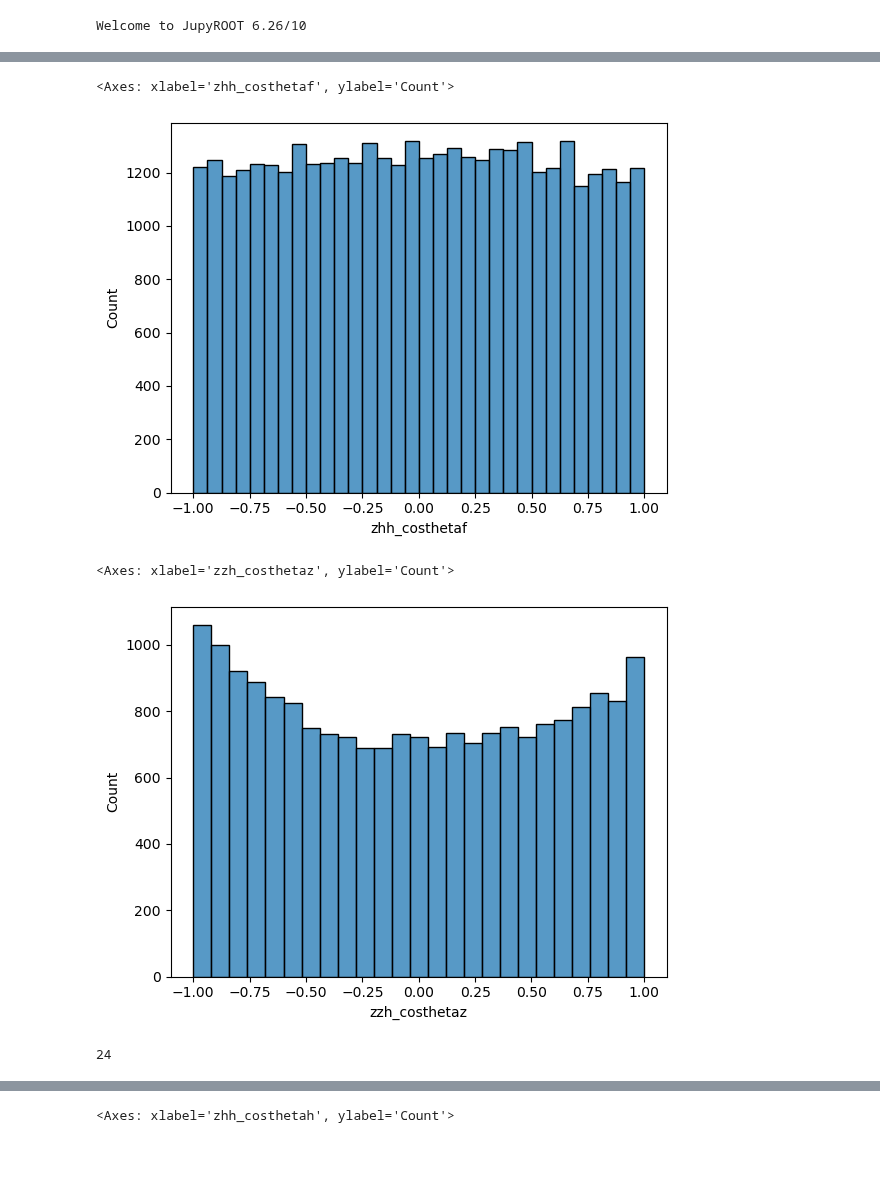
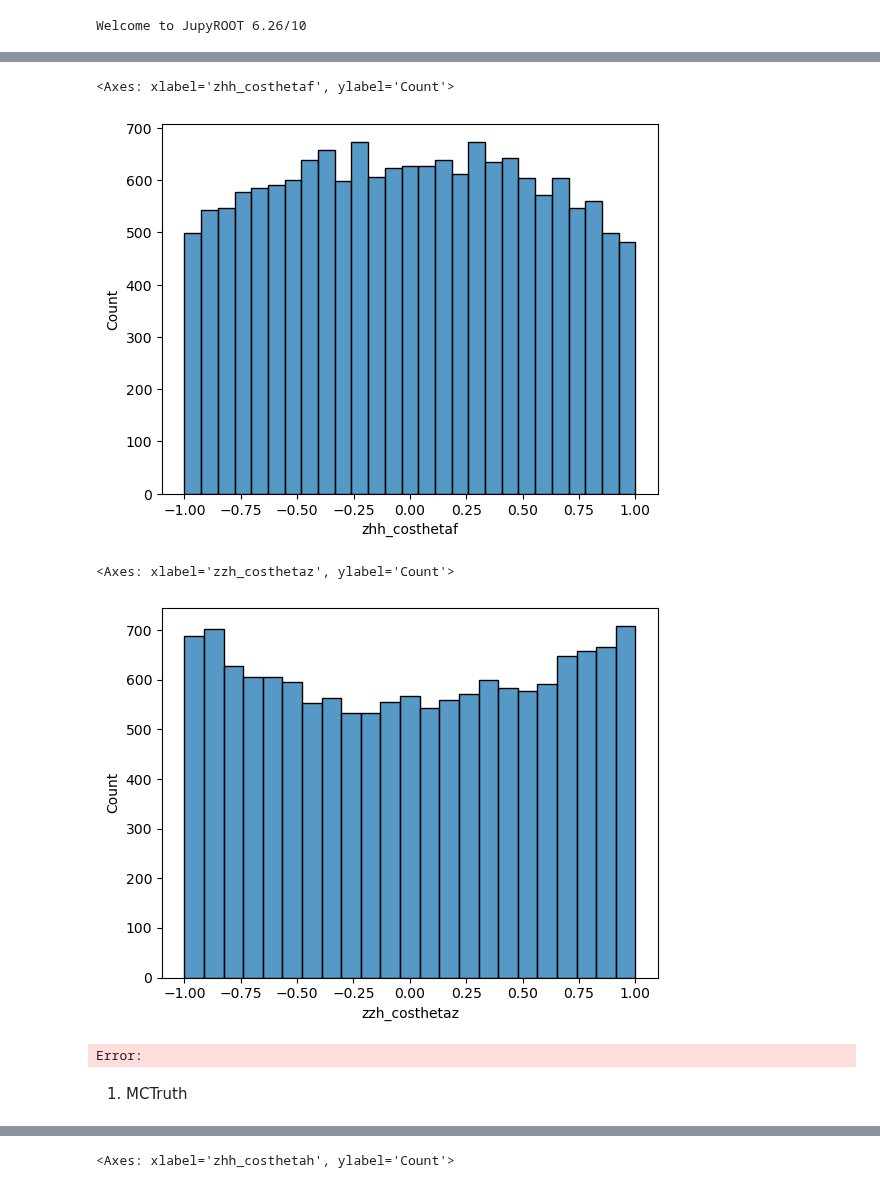
Before and after one commit to nVentis/MEM_HEP, a Jupyter notebook: view_v3.ipynb, the cells around one changed output, grey strips where cells are left out. Saved outputs shown, nothing was run; the diff lists cells and outputs as text; code cells hidden in the pictures; blank space fills up the shorter version.

```diff
--- a/view_v3.ipynb
+++ b/view_v3.ipynb
@@ -60,6 +64,8 @@ Index(['run', 'event', 'is_zhh', 'is_zzh', 'h1_decay_pdg', 'z2_decay_pdg',
       dtype='object')
 # %%
-data = pd.DataFrame(np.load(files[1], allow_pickle=True))
+data = pd.DataFrame(np.load(files[0], allow_pickle=True))
+data["zzh_sigmalr"] = 1/2 * ( data["zzh_sigmalrl"] + data["zzh_sigmalrr"] )
+
 ttype_column(data)
 data.columns
 # %% [output]
@@ -108,7 +131,7 @@ def calc_nll(df, zhh_me = "zhh_sigma", zzh_me = "zzh_sigma"):
 # %%
 # For total ME, sum over helicity final states (for Z boson with spin s=1, 2s+1=3 possibilities, s_z = -1,0,1), average over helicity initial states (RL, LR)
 # Here, however, we just want to summarize the
-data["zzh_sigmalr"] = 1/3 * ( data["zzh_sigmalrl"] + data["zzh_sigmalrz"] + data["zzh_sigmalrr"] )
+data["zzh_sigmalr"] = 1/2 * ( data["zzh_sigmalrl"] + data["zzh_sigmalrr"] )
 # %%
 data[["zhh_sigmalr", "zzh_sigmalr"]]
 # %% [output]
@@ -127,14 +150,17 @@ data[["zhh_sigmalr", "zzh_sigmalr"]]
 39800 rows × 2 columns
 # %%
-sns.histplot(data["zhh_costhetaf"], bins=32)
+sns.histplot(data[data["is_zhh"] == 1]["zhh_costhetaf"])
 # %% [output]
 <Axes: xlabel='zhh_costhetaf', ylabel='Count'>
-[figure, old version]
+[figure, new version]
 # %%
-sns.histplot(data["zzh_costhetaz"])
+sns.histplot(data[data["is_zzh"] == 1]["zzh_costhetaz"])
 # %% [output]
 <Axes: xlabel='zzh_costhetaz', ylabel='Count'>
-[figure, old version]
+[figure, new version]
+Error:
+# %% [markdown]
+1. MCTruth
 # %%
 true_zzh = data[(data["is_zzh"] == 1) & (data["zhh_sigma"] > 0) & (data["zzh_sigma"] > 0)].copy()
 true_zhh = data[(data["is_zhh"] == 1) & (data["zhh_sigma"] > 0) & (data["zzh_sigma"] > 0)].copy()
@@ -141,4 +169,0 @@ true_zhh = data[(data["is_zhh"] == 1) & (data["zhh_sigma"] > 0) & (data["zzh_sig
-# %%
-data[["z2_decay_pdg", "h2_decay_pdg"]].max().max()
-# %% [output]
-24
```
Also changed, not shown: parts of 24 cells of this notebook, 3 other files.
